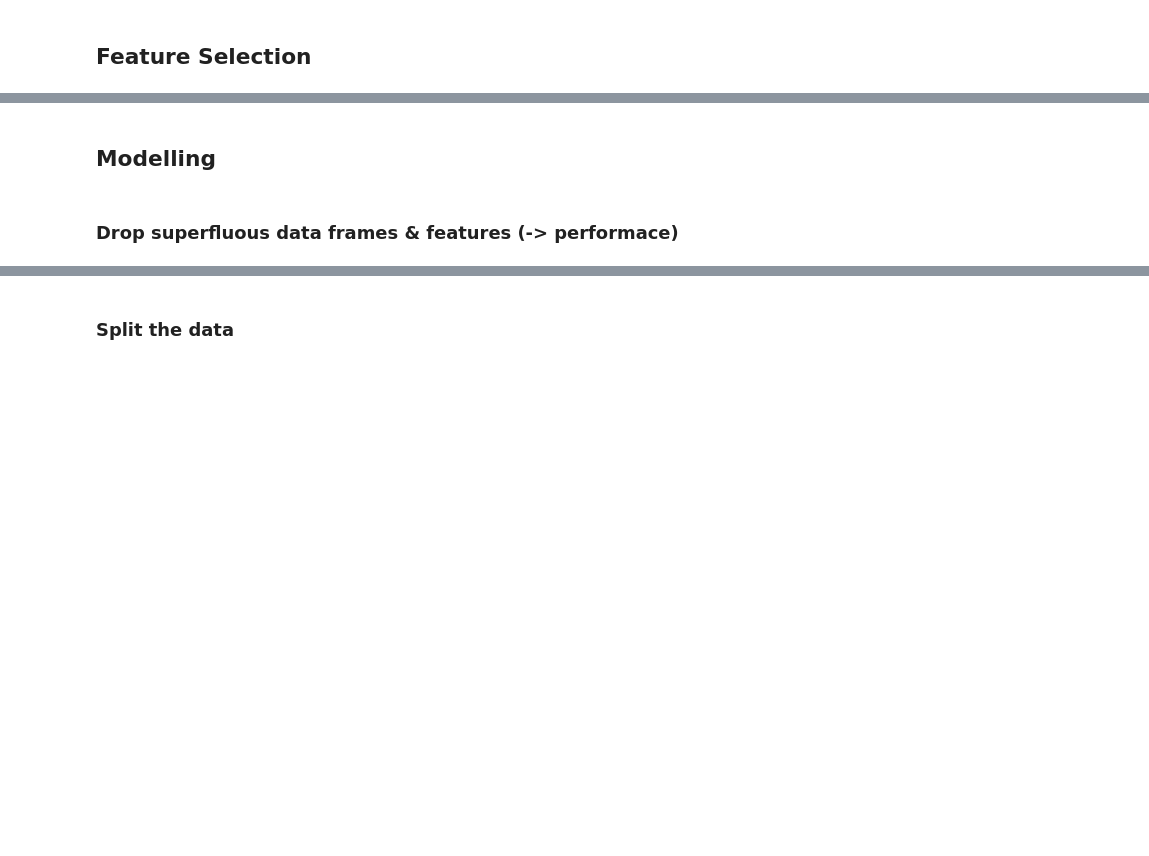
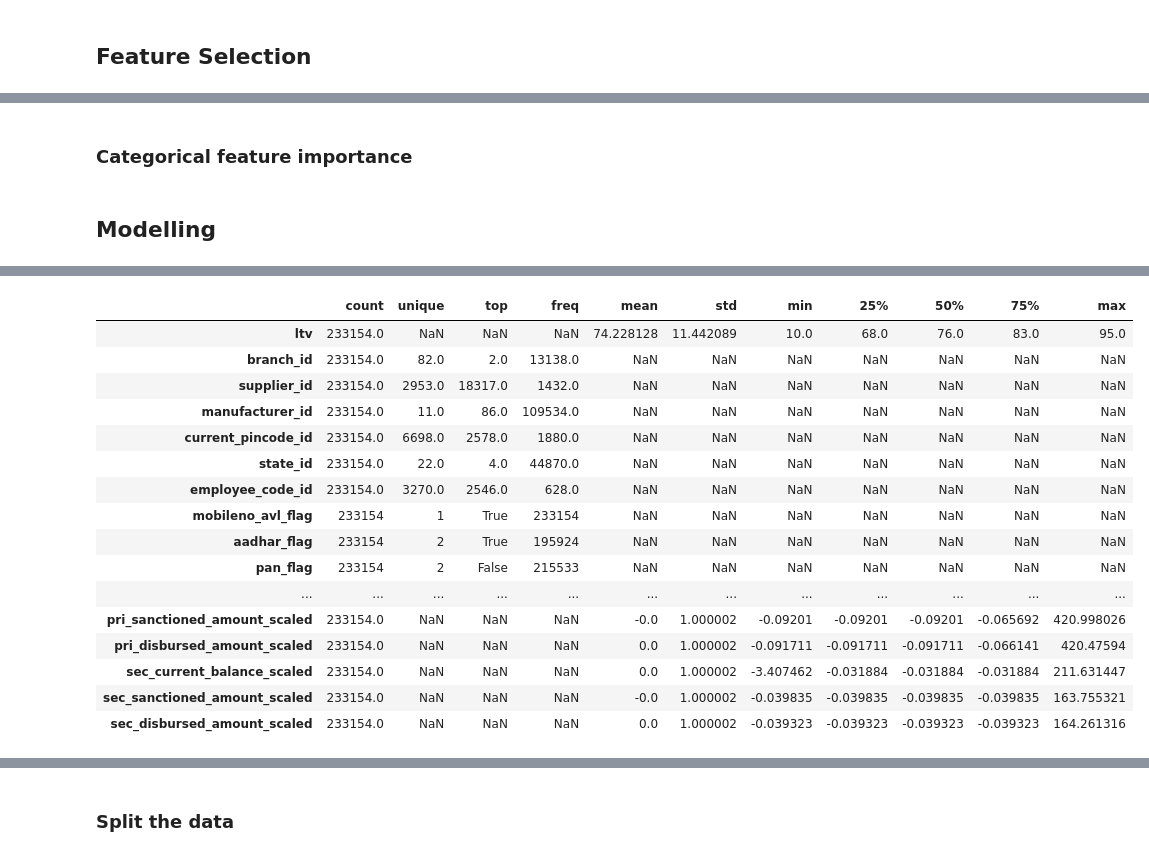
Before and after one commit to julrichkieffer/portfolio-data-science, a Jupyter notebook: 04 vehicle loan default/notebook.ipynb, the cells around one changed output, grey strips where cells are left out. Cells and saved outputs as stored; diff of their text form; code cells hidden in the pictures; blank space fills up the shorter version.

Commit message:
WIP Preprocessing

```diff
--- a/04 vehicle loan default/notebook.ipynb
+++ b/04 vehicle loan default/notebook.ipynb
@@ -555,8 +574,8 @@ def clean_from_raw(df: pd.DataFrame) -> pd.DataFrame:
         })
     )
 # %%
-def feature_engineering(df: pd.DataFrame) -> pd.DataFrame:
-    return (df
+def feature_engineering(dataframe: pd.DataFrame) -> pd.DataFrame:
+    return (dataframe
         .assign(
             date_of_birth_year        = lambda _: _.date_of_birth.dt.year,
             date_of_birth_yq          = lambda _: _.date_of_birth.dt.to_period('Q'),
@@ -574,8 +593,28 @@ def feature_engineering(df: pd.DataFrame) -> pd.DataFrame:
             disbursal_date_dow        = lambda _: _.disbursal_date.dt.day_of_week,
             disbursal_date_is_weekend = lambda _: _.disbursal_date.dt.day_of_week.isin([5, 6]),
         )
-        .set_index('unique_id')
     )
+# %%
+def preprocessing(dataframe: pd.DataFrame, scaler, scale: Iterable[str] = [], drop: Iterable[str] = []) -> pd.DataFrame:
+    assert scaler, 'a scaler is required'
+    assert len(scale) >= 0
+    assert len(drop) >= 0
+    columns = set(dataframe.columns)
+    assert columns.issuperset(scale), f'At least one of {scale} not found in dataframe'
+    assert columns.issuperset(drop),  f'At least one of {drop} not found in dataframe'
+
+    scaled_features = scaler.fit_transform(dataframe[scale])
+    df_scaled = pd.DataFrame(scaled_features, columns=[col+'_scaled' for col in scale])
+
+    return (dataframe
+        .drop(scale, axis=1)
+        .join(df_scaled)
+        .drop(drop, axis=1)
+        # .assign(
+        #     employment_type         = lambda _: _.employment_type.fillna(''),
+        # )
+        .set_index('unique_id')
+    )
 # %% [markdown]
 #### Load raw .arff data into a DataFrame
 # %%
@@ -1301,2 +1502,4 @@ Observation:
+# %% [markdown]
+### Categorical feature importance
 # %% [markdown]
 ## Modelling
@@ -1313,2 +1517,0 @@ boost_eta_range = [0.3, 0.2, 0.1]
-# %% [markdown]
-### Drop superfluous data frames & features (-> performace)
@@ -1348,0 +1518,6 @@ display('categorical_features:', dfEmployee[categorical_features(dfEmployee)].in
+# %%
+(dfLoans_processed
+    .describe(include='all')
+    .T
+)
+# %% [output]
@@ -1348,0 +1525,17 @@ display('categorical_features:', dfEmployee[categorical_features(dfEmployee)].in
+|  | count | unique | top | freq | mean | std | min | 25% | 50% | 75% | max |
+| ltv | 233154.0 | NaN | NaN | NaN | 74.228128 | 11.442089 | 10.0 | 68.0 | 76.0 | 83.0 | 95.0 |
+| branch_id | 233154.0 | 82.0 | 2.0 | 13138.0 | NaN | NaN | NaN | NaN | NaN | NaN | NaN |
+| supplier_id | 233154.0 | 2953.0 | 18317.0 | 1432.0 | NaN | NaN | NaN | NaN | NaN | NaN | NaN |
+| manufacturer_id | 233154.0 | 11.0 | 86.0 | 109534.0 | NaN | NaN | NaN | NaN | NaN | NaN | NaN |
+| current_pincode_id | 233154.0 | 6698.0 | 2578.0 | 1880.0 | NaN | NaN | NaN | NaN | NaN | NaN | NaN |
+| state_id | 233154.0 | 22.0 | 4.0 | 44870.0 | NaN | NaN | NaN | NaN | NaN | NaN | NaN |
+| employee_code_id | 233154.0 | 3270.0 | 2546.0 | 628.0 | NaN | NaN | NaN | NaN | NaN | NaN | NaN |
+| mobileno_avl_flag | 233154 | 1 | True | 233154 | NaN | NaN | NaN | NaN | NaN | NaN | NaN |
+| aadhar_flag | 233154 | 2 | True | 195924 | NaN | NaN | NaN | NaN | NaN | NaN | NaN |
+| pan_flag | 233154 | 2 | False | 215533 | NaN | NaN | NaN | NaN | NaN | NaN | NaN |
+| ... | ... | ... | ... | ... | ... | ... | ... | ... | ... | ... | ... |
+| pri_sanctioned_amount_scaled | 233154.0 | NaN | NaN | NaN | -0.0 | 1.000002 | -0.09201 | -0.09201 | -0.09201 | -0.065692 | 420.998026 |
+| pri_disbursed_amount_scaled | 233154.0 | NaN | NaN | NaN | 0.0 | 1.000002 | -0.091711 | -0.091711 | -0.091711 | -0.066141 | 420.47594 |
+| sec_current_balance_scaled | 233154.0 | NaN | NaN | NaN | 0.0 | 1.000002 | -3.407462 | -0.031884 | -0.031884 | -0.031884 | 211.631447 |
+| sec_sanctioned_amount_scaled | 233154.0 | NaN | NaN | NaN | -0.0 | 1.000002 | -0.039835 | -0.039835 | -0.039835 | -0.039835 | 163.755321 |
+| sec_disbursed_amount_scaled | 233154.0 | NaN | NaN | NaN | 0.0 | 1.000002 | -0.039323 | -0.039323 | -0.039323 | -0.039323 | 164.261316 |
```
Also changed, not shown: parts of 66 cells of this notebook.
